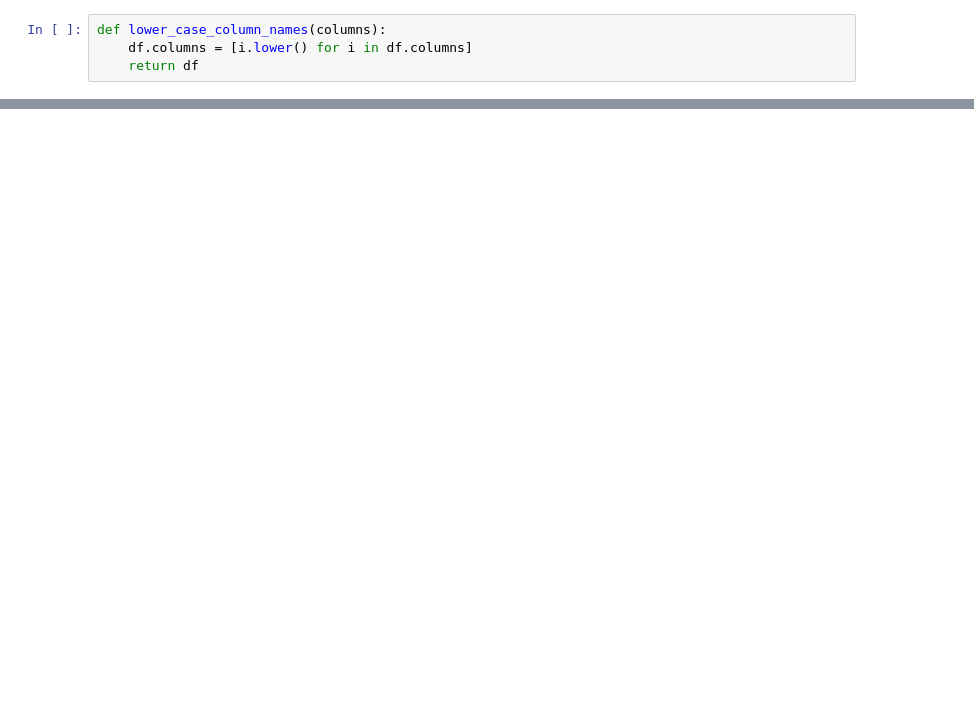
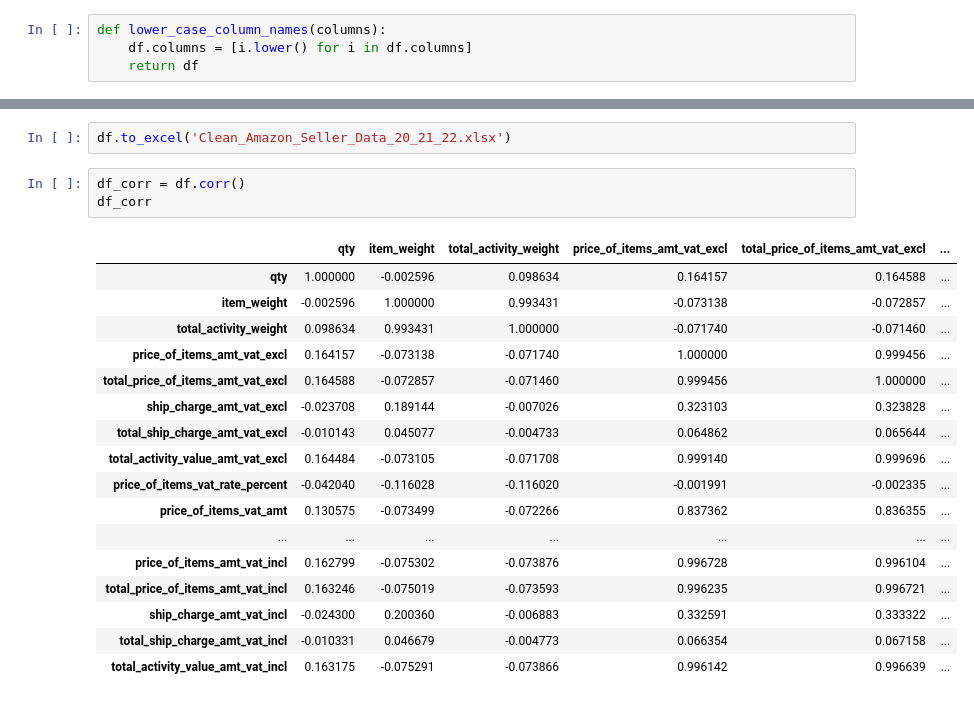
Before and after one commit to serhatozar/labs, a Jupyter notebook: MidTerm - Amazon Seller.ipynb, the cells around one changed output, grey strips where cells are left out. Saved outputs shown, nothing was run; the diff lists cells and outputs as text; blank space fills up the shorter version.

```diff
--- a/MidTerm - Amazon Seller.ipynb
+++ b/MidTerm - Amazon Seller.ipynb
@@ -144,0 +160,23 @@ lower_case_column_names(df)
+# %%
+df.to_excel('Clean_Amazon_Seller_Data_20_21_22.xlsx')
+# %%
+df_corr = df.corr()
+df_corr
+# %% [output]
+|  | qty | item_weight | total_activity_weight | price_of_items_amt_vat_excl | total_price_of_items_amt_vat_excl | ... |
+| qty | 1.000000 | -0.002596 | 0.098634 | 0.164157 | 0.164588 | ... |
+| item_weight | -0.002596 | 1.000000 | 0.993431 | -0.073138 | -0.072857 | ... |
+| total_activity_weight | 0.098634 | 0.993431 | 1.000000 | -0.071740 | -0.071460 | ... |
+| price_of_items_amt_vat_excl | 0.164157 | -0.073138 | -0.071740 | 1.000000 | 0.999456 | ... |
+| total_price_of_items_amt_vat_excl | 0.164588 | -0.072857 | -0.071460 | 0.999456 | 1.000000 | ... |
+| ship_charge_amt_vat_excl | -0.023708 | 0.189144 | -0.007026 | 0.323103 | 0.323828 | ... |
+| total_ship_charge_amt_vat_excl | -0.010143 | 0.045077 | -0.004733 | 0.064862 | 0.065644 | ... |
+| total_activity_value_amt_vat_excl | 0.164484 | -0.073105 | -0.071708 | 0.999140 | 0.999696 | ... |
+| price_of_items_vat_rate_percent | -0.042040 | -0.116028 | -0.116020 | -0.001991 | -0.002335 | ... |
+| price_of_items_vat_amt | 0.130575 | -0.073499 | -0.072266 | 0.837362 | 0.836355 | ... |
+| ... | ... | ... | ... | ... | ... | ... |
+| price_of_items_amt_vat_incl | 0.162799 | -0.075302 | -0.073876 | 0.996728 | 0.996104 | ... |
+| total_price_of_items_amt_vat_incl | 0.163246 | -0.075019 | -0.073593 | 0.996235 | 0.996721 | ... |
+| ship_charge_amt_vat_incl | -0.024300 | 0.200360 | -0.006883 | 0.332591 | 0.333322 | ... |
+| total_ship_charge_amt_vat_incl | -0.010331 | 0.046679 | -0.004773 | 0.066354 | 0.067158 | ... |
+| total_activity_value_amt_vat_incl | 0.163175 | -0.075291 | -0.073866 | 0.996142 | 0.996639 | ... |
```
Also changed, not shown: parts of 21 cells of this notebook, 43 other files.
